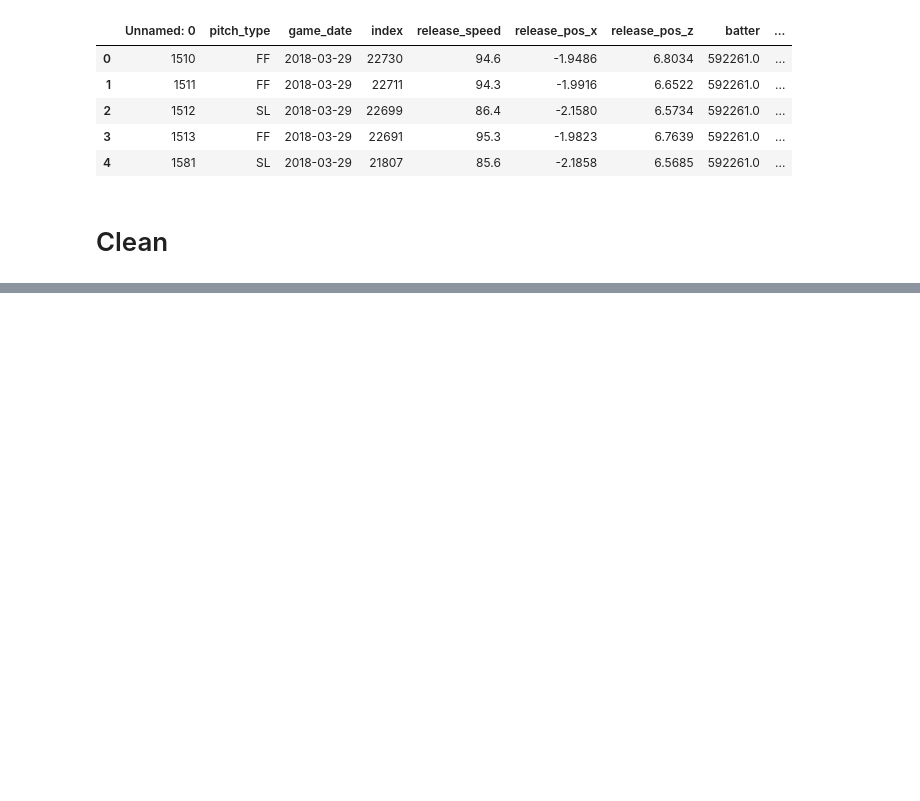
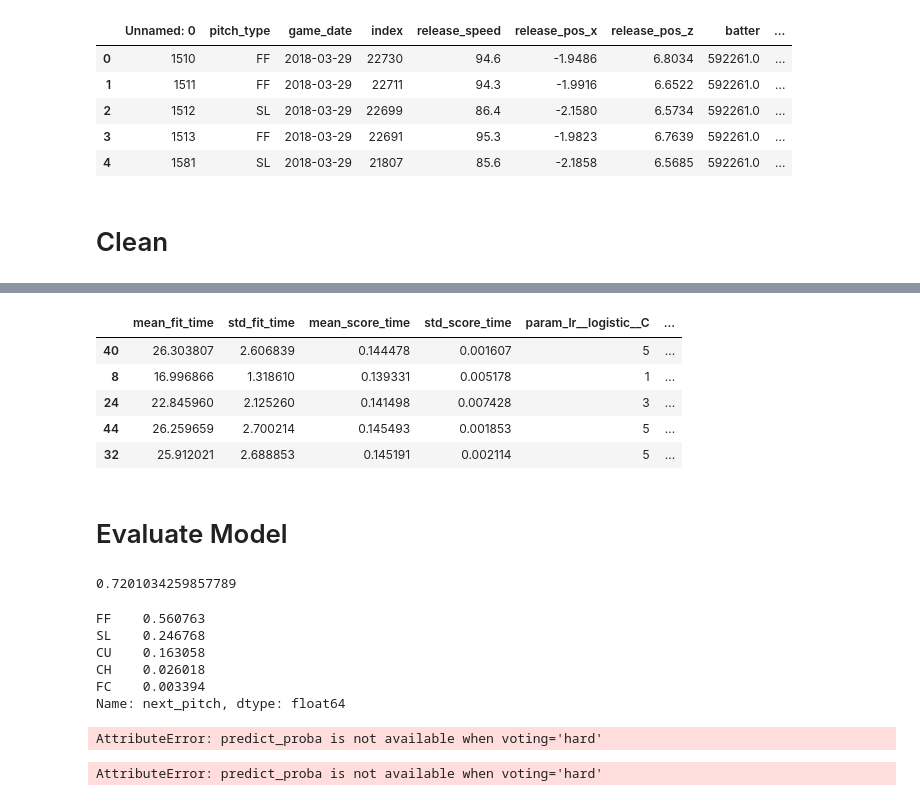
Before and after one commit to labs15-baseball-pitch-predictor/Matts_sagemaker_test_repo, a Jupyter notebook: model_train.ipynb, the cells around one changed output, grey strips where cells are left out. Cells and saved outputs as stored; diff of their text form; code cells hidden in the pictures; blank space fills up the shorter version.

Commit message:
train

```diff
--- a/model_train.ipynb
+++ b/model_train.ipynb
@@ -112,0 +74,5 @@ df.head()
+# %%
+feature_matrix = df.drop(columns = ['next_pitch'])
+target_vector = df['next_pitch']
+
+feature_matrix.shape, target_vector.shape
@@ -112,0 +83,4 @@ df.head()
+# %%
+x_train, x_test, y_train, y_test = train_test_split(feature_matrix, target_vector)
+
+x_train.shape, x_test.shape, y_train.shape, y_test.shape
@@ -112,0 +140,2 @@ df.head()
+# %%
+grid.fit(x_train, y_train)
@@ -112,0 +183,40 @@ df.head()
+# %%
+pd.DataFrame(grid.cv_results_).sort_values(by = 'mean_test_score').head()
+# %% [output]
+|  | mean_fit_time | std_fit_time | mean_score_time | std_score_time | param_lr__logistic__C | ... |
+| 40 | 26.303807 | 2.606839 | 0.144478 | 0.001607 | 5 | ... |
+| 8 | 16.996866 | 1.318610 | 0.139331 | 0.005178 | 1 | ... |
+| 24 | 22.845960 | 2.125260 | 0.141498 | 0.007428 | 3 | ... |
+| 44 | 26.259659 | 2.700214 | 0.145493 | 0.001853 | 5 | ... |
+| 32 | 25.912021 | 2.688853 | 0.145191 | 0.002114 | 5 | ... |
+# %% [markdown]
+# Evaluate Model
+# %%
+accuracy_score(model.predict(x_train), y_train)
+# %% [output]
+0.7201034259857789
+# %%
+df['next_pitch'].value_counts(normalize = True)
+# %% [output]
+FF    0.560763
+SL    0.246768
+CU    0.163058
+CH    0.026018
+FC    0.003394
+Name: next_pitch, dtype: float64
+# %%
+probabilities = pd.DataFrame(model.predict_proba(x_train))
+probabilities.head()
+# %% [output]
+AttributeError: predict_proba is not available when voting='hard'
+# %%
+model_probabilities = model.predict_proba(x_train)
+Model_Prediction_Probability = []
+for _ in range(len(x_train)):
+    x = max(model_probabilities[_])
+    Model_Prediction_Probability.append(x)
+
+sns.distplot(Model_Prediction_Probability)
+plt.show();
+# %% [output]
+AttributeError: predict_proba is not available when voting='hard'
```
Also changed, not shown: parts of 17 cells of this notebook.
